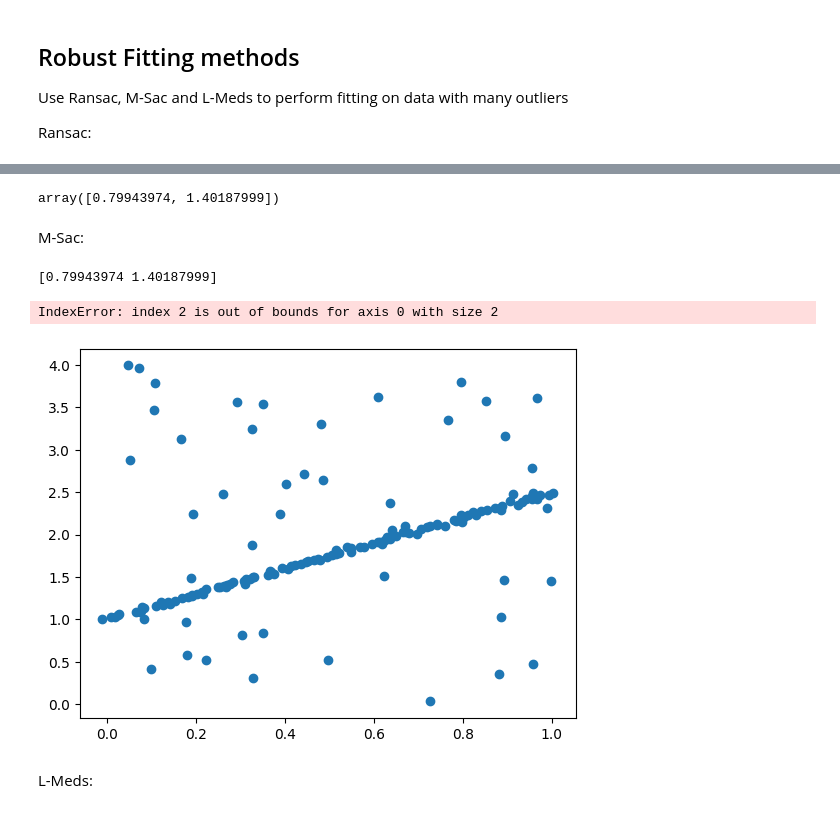
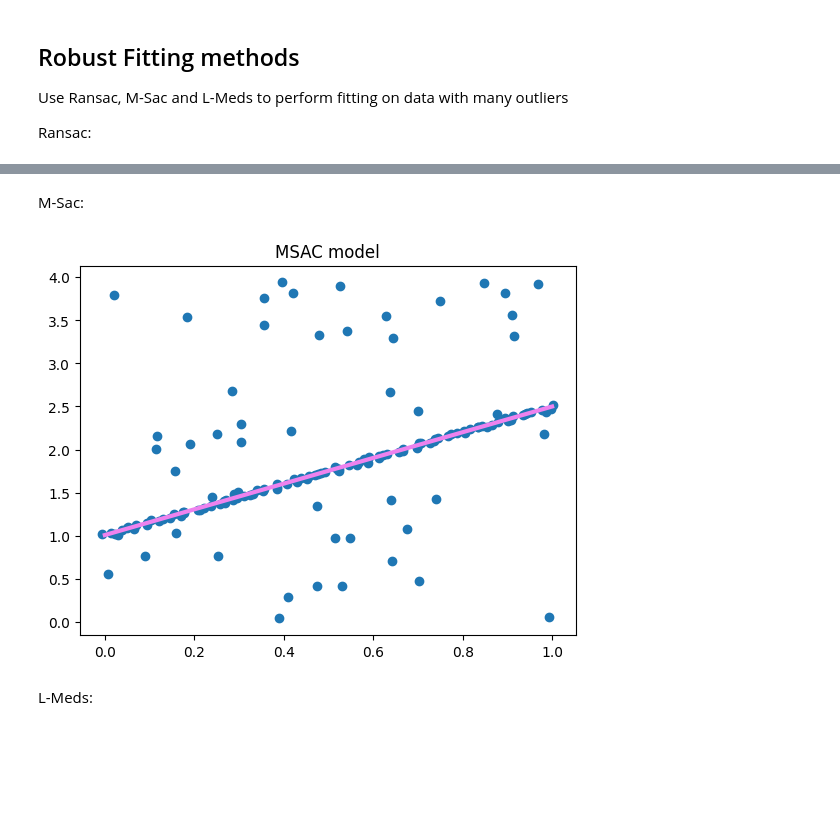
Before and after one commit to AngelaRemolina/MMMIP-Assignments, a Jupyter notebook: Lez22_Robust_Fitting/lez_22_Robust_Fitting.ipynb, the cells around one changed output, grey strips where cells are left out. Saved outputs shown, nothing was run; the diff lists cells and outputs as text; code cells hidden in the pictures; blank space fills up the shorter version.

```diff
--- a/Lez22_Robust_Fitting/lez_22_Robust_Fitting.ipynb
+++ b/Lez22_Robust_Fitting/lez_22_Robust_Fitting.ipynb
@@ -194,36 +194,46 @@ def simpleRANSAC(X, eps, cardmss=2):
     return bestmodel, bestinliers
 # %%
 def simpleMSAC(X, eps, cardmss=2):
+
     n = X.shape[1]
     alpha = 0.99  # Desired probability of success
     f = 0.5  # Pessimistic estimate of inliers fraction
 
     # set maximum number of iterations
-    # MaxIterations =
+    MaxIterations = int(np.log(1 - alpha) / np.log(1 - (1-f)**cardmss))
 
     # set maximum consensus reached
-    # mincost =
+    mincost = np.inf
 
     for i in range(MaxIterations):
+
         # Generate cardmss random indices in the range 0..n-1
-        # mss =
+        rand_choice = np.random.choice(n, cardmss, replace=False)
+        mss = X[:, rand_choice]
 
         # Fit model to this minimal sample set.
-        # theta =
+        theta = fit_line_dlt(mss)[0]
 
         # Evaluate distances between points and model
-        # sqres =
+        sqres = res_line(X, theta)
 
         # identify inliers: consensus set
         inliers = np.where(sqres <= eps)[0]
 
         # Compute MSAC score
-        # cost =
+        fr = np.where(sqres > eps, eps, sqres) # f(r) = {E if |r|>E; |r| if |r|<=E}
+        cost = np.sum(fr)
+        # cost = 0
+        # if sqres > eps:
+        #     cost += eps
+        # else:
+        #     cost += sqres
 
         # replace mincost, bestinliers and bestmodel if needed
-        #  mincost =
-        #  bestinliers =
-        #  bestmodel =
+        if cost < mincost:
+            bestmodel = theta
+            mincost = cost
+            bestinliers = inliers
 
     return bestmodel, bestinliers
 # %%
@@ -399,24 +411,21 @@ plt.show()
-# %%
-refinedModel
-# %% [output]
-array([0.79943974, 1.40187999])
 # %% [markdown]
 M-Sac:
 # %%
-# bestmodel, bestinliers =
+bestmodel, bestinliers = simpleMSAC(X_out, epsi, cardmss)
 
 # refine model estimates
-# refinedModel =
+refinedModel = fit_line_ols(X_out[:, bestinliers])[0]
 
 plt.figure()
 plt.scatter(X_out[0, :], X_out[1, :])
-display_band(X_out, refinedModel, epsi, BAND_COLOR)
+# this plot works when model has 3 or more components
+# display_band(X_out, refinedModel, epsi, BAND_COLOR)
+# in this case we have only 2, so we'll use the following line
+plt.plot([0, 1], [refinedModel[1], refinedModel[0] + refinedModel[1]], "violet", linewidth=3)
 plt.title("MSAC model")
 plt.show()
 # %% [output]
-[0.79943974 1.40187999]
-IndexError: index 2 is out of bounds for axis 0 with size 2
-[figure, old version]
+[figure, new version]
 # %% [markdown]
 L-Meds:
 # %%
```
Also changed, not shown: parts of 10 cells of this notebook.
